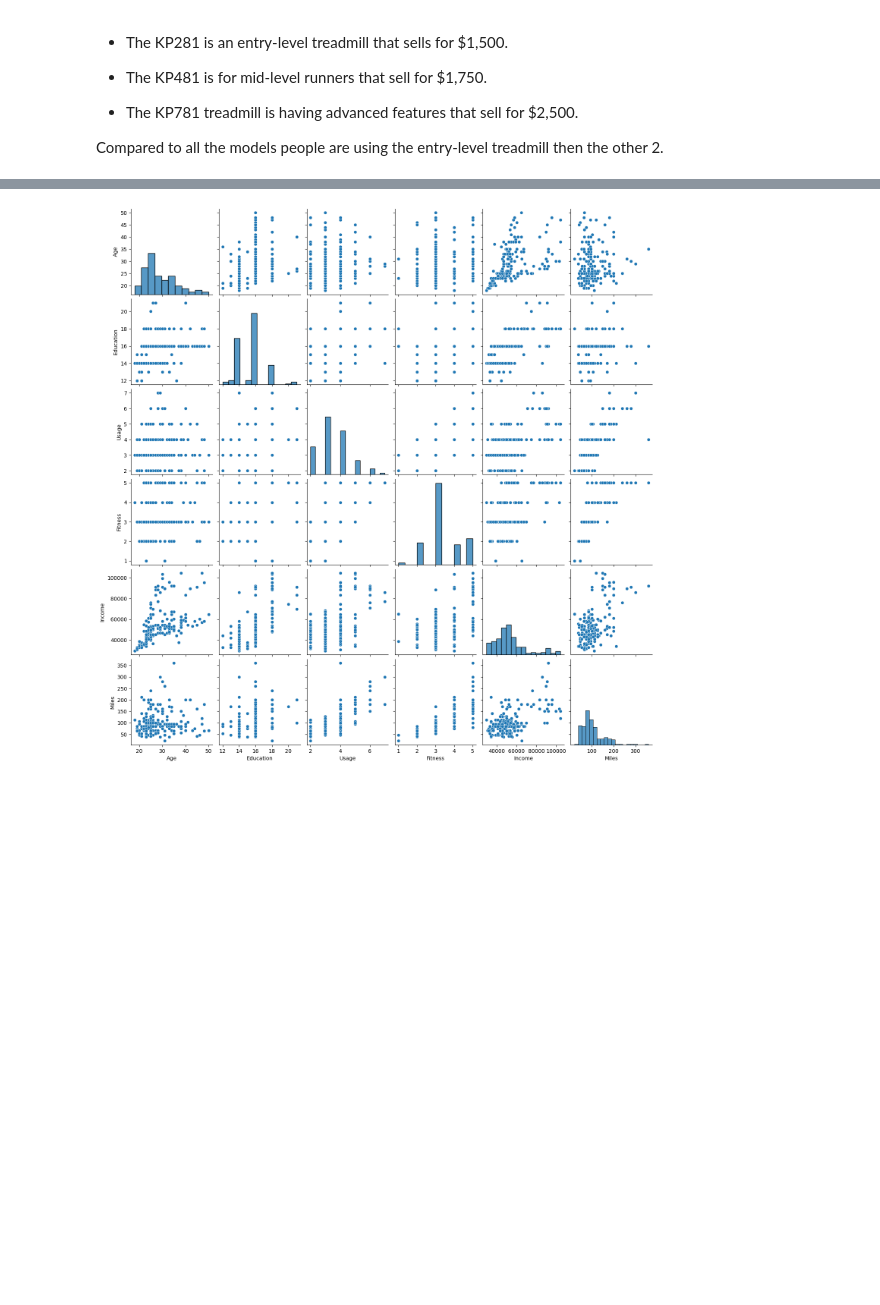
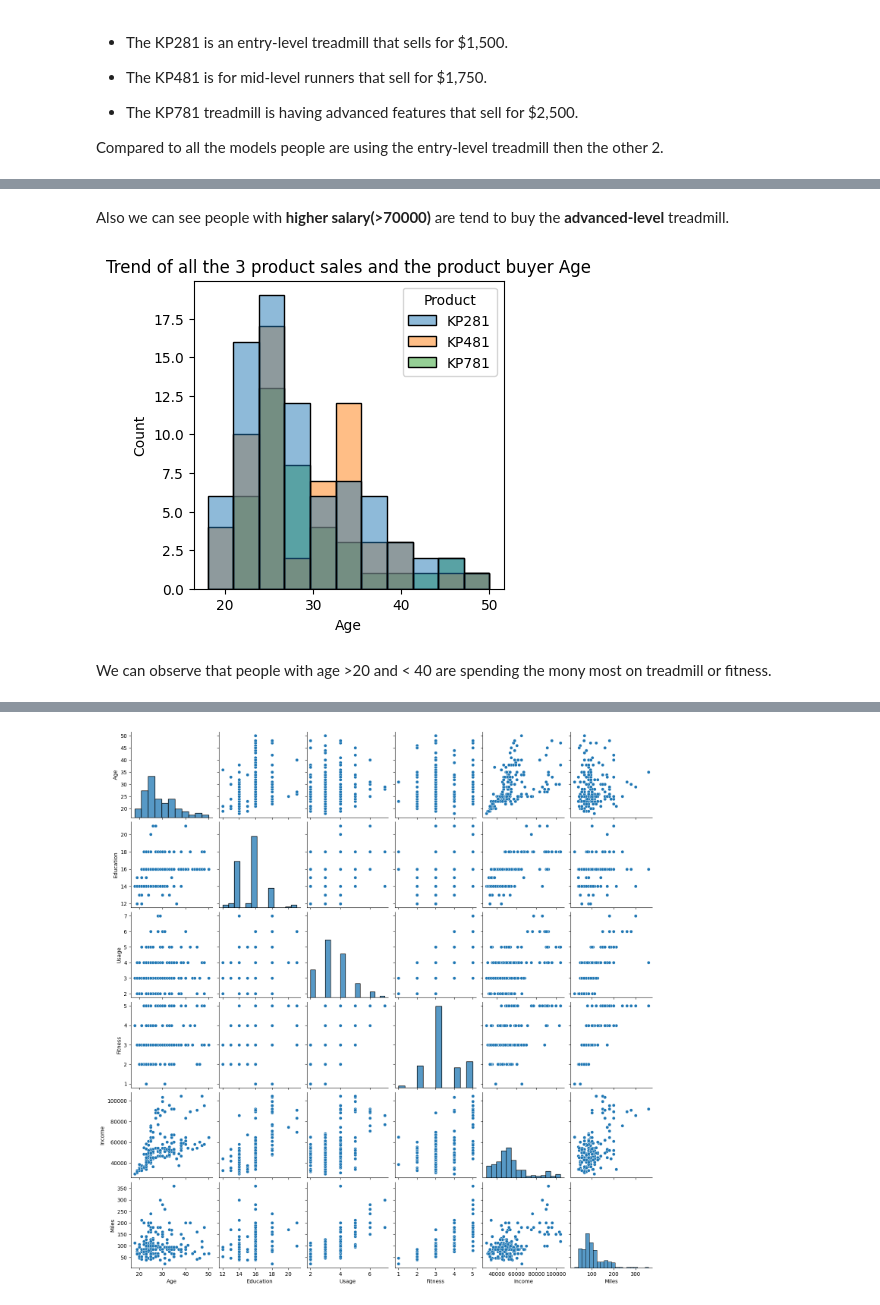
Before and after one commit to venkatesh-ux/Matplotlib-Seaborn, a Jupyter notebook: Airofit_Business_case.ipynb, the cells around one changed output, grey strips where cells are left out. Saved outputs shown, nothing was run; the diff lists cells and outputs as text; code cells hidden in the pictures; blank space fills up the shorter version.

```diff
--- a/Airofit_Business_case.ipynb
+++ b/Airofit_Business_case.ipynb
@@ -156,3 +171,13 @@ plt.show()
+# %% [markdown]
+Also we can see people with **higher salary(>70000)** are tend to buy the **advanced-level** treadmill.
+# %%
+sns.histplot(data=df,x='Age',hue='Product')
+plt.title('Trend of all the 3 product sales and the product buyer Age')
+plt.show()
+# %% [output]
+[figure, added]
+# %% [markdown]
+We can observe that people with age >20 and < 40 are spending the mony most on treadmill or fitness.
 # %%
 sns.boxplot(df,x='Income',y='MaritalStatus')
 plt.show()
```
Also changed, not shown: parts of 17 cells of this notebook.
